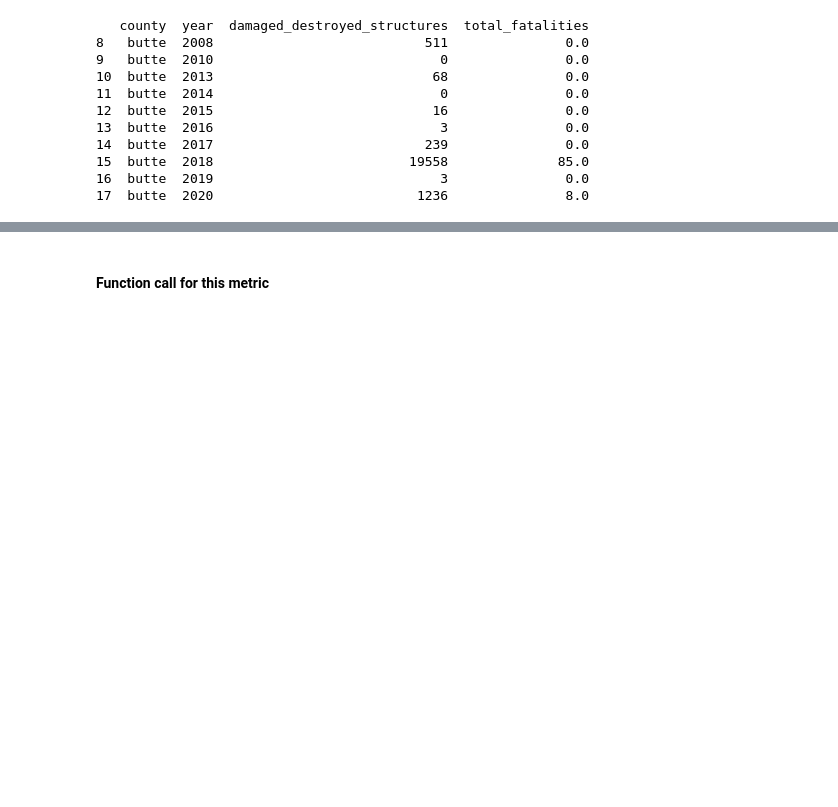
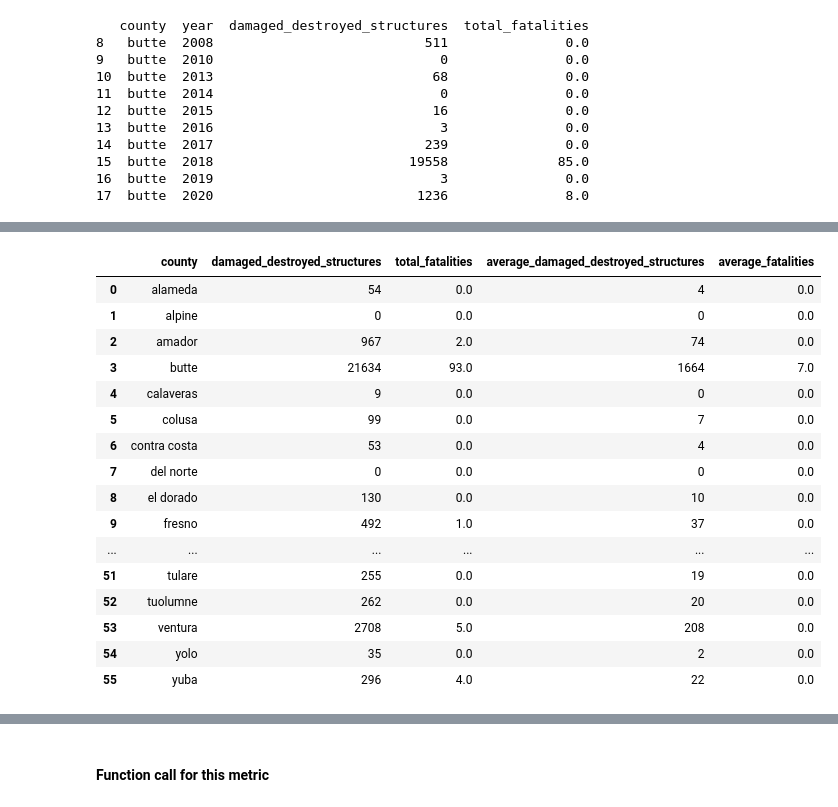
Before and after one commit to Eagle-Rock-Analytics/carb-climate-index, a Jupyter notebook: scripts/data_metric_calc/climate_wildfire_redbooks_loss.ipynb, the cells around one changed output, grey strips where cells are left out. Cells and saved outputs as stored; diff of their text form; code cells hidden in the pictures; blank space fills up the shorter version.

Commit message:
separate metrics, adjust csv name, function call, county to tracts

```diff
--- a/scripts/data_metric_calc/climate_wildfire_redbooks_loss.ipynb
+++ b/scripts/data_metric_calc/climate_wildfire_redbooks_loss.ipynb
@@ -245,0 +297,20 @@ print(desired_county_data)
+# %%
+cri_wildfire_loss
+# %% [output]
+|  | county | damaged_destroyed_structures | total_fatalities | average_damaged_destroyed_structures | average_fatalities |
+| 0 | alameda | 54 | 0.0 | 4 | 0.0 |
+| 1 | alpine | 0 | 0.0 | 0 | 0.0 |
+| 2 | amador | 967 | 2.0 | 74 | 0.0 |
+| 3 | butte | 21634 | 93.0 | 1664 | 7.0 |
+| 4 | calaveras | 9 | 0.0 | 0 | 0.0 |
+| 5 | colusa | 99 | 0.0 | 7 | 0.0 |
+| 6 | contra costa | 53 | 0.0 | 4 | 0.0 |
+| 7 | del norte | 0 | 0.0 | 0 | 0.0 |
+| 8 | el dorado | 130 | 0.0 | 10 | 0.0 |
+| 9 | fresno | 492 | 1.0 | 37 | 0.0 |
+| ... | ... | ... | ... | ... | ... |
+| 51 | tulare | 255 | 0.0 | 19 | 0.0 |
+| 52 | tuolumne | 262 | 0.0 | 20 | 0.0 |
+| 53 | ventura | 2708 | 5.0 | 208 | 0.0 |
+| 54 | yolo | 35 | 0.0 | 2 | 0.0 |
+| 55 | yuba | 296 | 4.0 | 22 | 0.0 |
```
Also changed, not shown: parts of 14 cells of this notebook.
